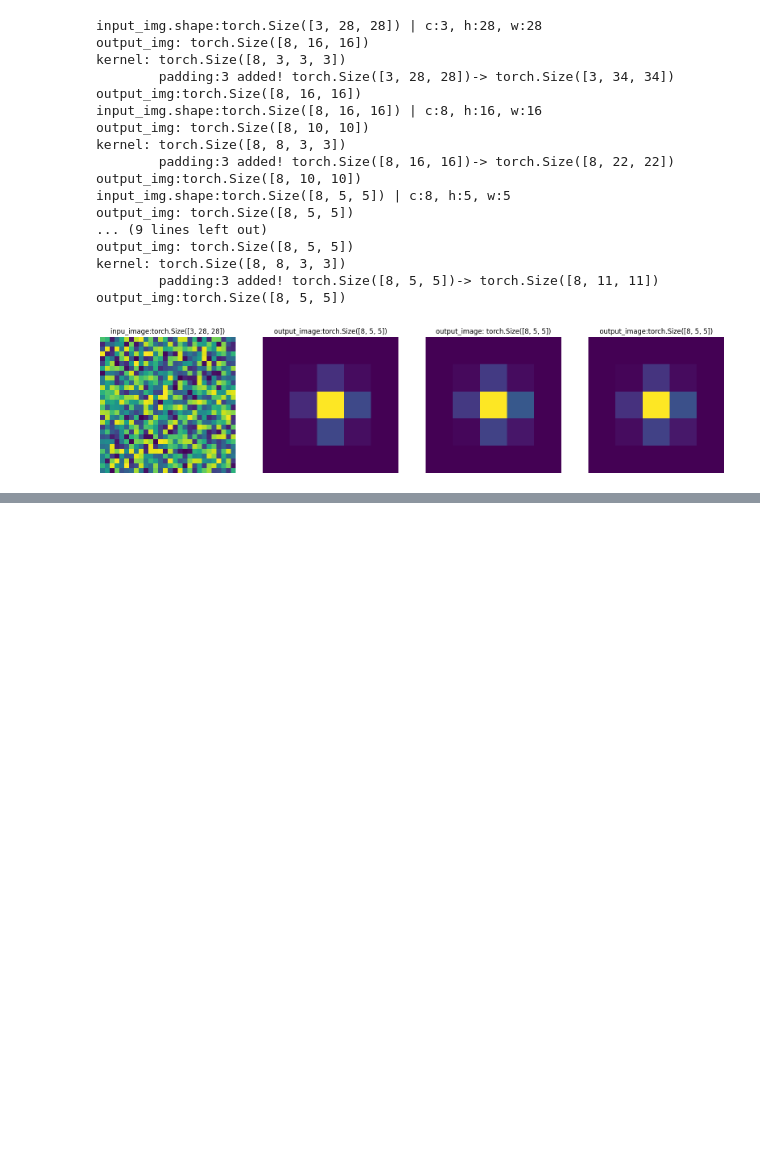
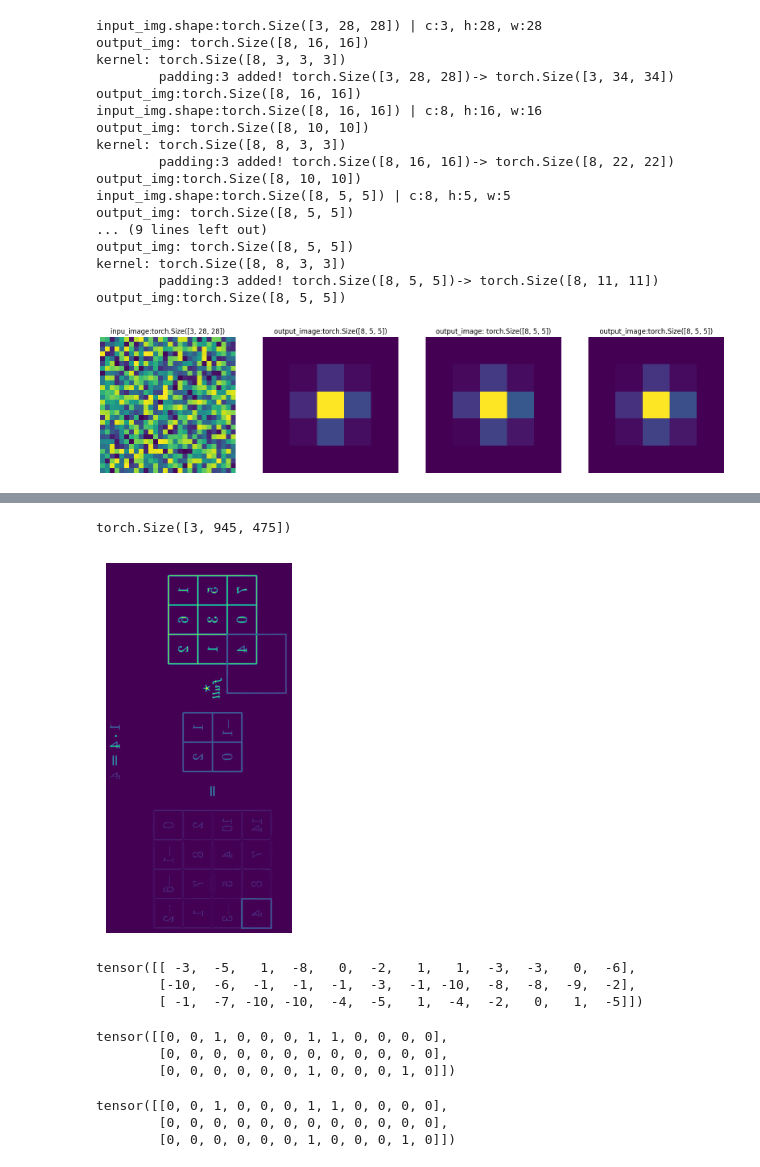
Before and after one commit to mzohaibnasir/fromScratch, a Jupyter notebook: 04_CNNfromScratch/main.ipynb, the cells around one changed output, grey strips where cells are left out. Drawn from its saved outputs; the diff is of its cells as text; code cells hidden in the pictures; blank space fills up the shorter version.

```diff
--- a/04_CNNfromScratch/main.ipynb
+++ b/04_CNNfromScratch/main.ipynb
@@ -617,0 +1268,36 @@ Output shape: torch.Size([1, 16, 28, 28])
+# %%
+import cv2
+
+img = cv2.imread('Untitled.png')
+# [..., None]
+# cv2.resize(img,(3, ) )
+img = torch.tensor(img).permute(2,1,0)
+print(img.shape)
+plt.imshow(img[0].squeeze())
+plt.axis(False)
+plt.show()
+# %% [output]
+torch.Size([3, 945, 475])
+[figure, added]
+# %%
+# x= torch.randint((3,12))
+x = torch.randint(-10, 2, (3,12))
+x
+
+# max(x)
+# %% [output]
+tensor([[ -3,  -5,   1,  -8,   0,  -2,   1,   1,  -3,  -3,   0,  -6],
+        [-10,  -6,  -1,  -1,  -1,  -3,  -1, -10,  -8,  -8,  -9,  -2],
+        [ -1,  -7, -10, -10,  -4,  -5,   1,  -4,  -2,   0,   1,  -5]])
+# %%
+torch.maximum(torch.tensor(0), x)
+# %% [output]
+tensor([[0, 0, 1, 0, 0, 0, 1, 1, 0, 0, 0, 0],
+        [0, 0, 0, 0, 0, 0, 0, 0, 0, 0, 0, 0],
+        [0, 0, 0, 0, 0, 0, 1, 0, 0, 0, 1, 0]])
+# %%
+np.maximum(torch.tensor(0), x)
+# %% [output]
+tensor([[0, 0, 1, 0, 0, 0, 1, 1, 0, 0, 0, 0],
+        [0, 0, 0, 0, 0, 0, 0, 0, 0, 0, 0, 0],
+        [0, 0, 0, 0, 0, 0, 1, 0, 0, 0, 1, 0]])
```
Also changed, not shown: parts of 15 cells of this notebook, 1 other file.
